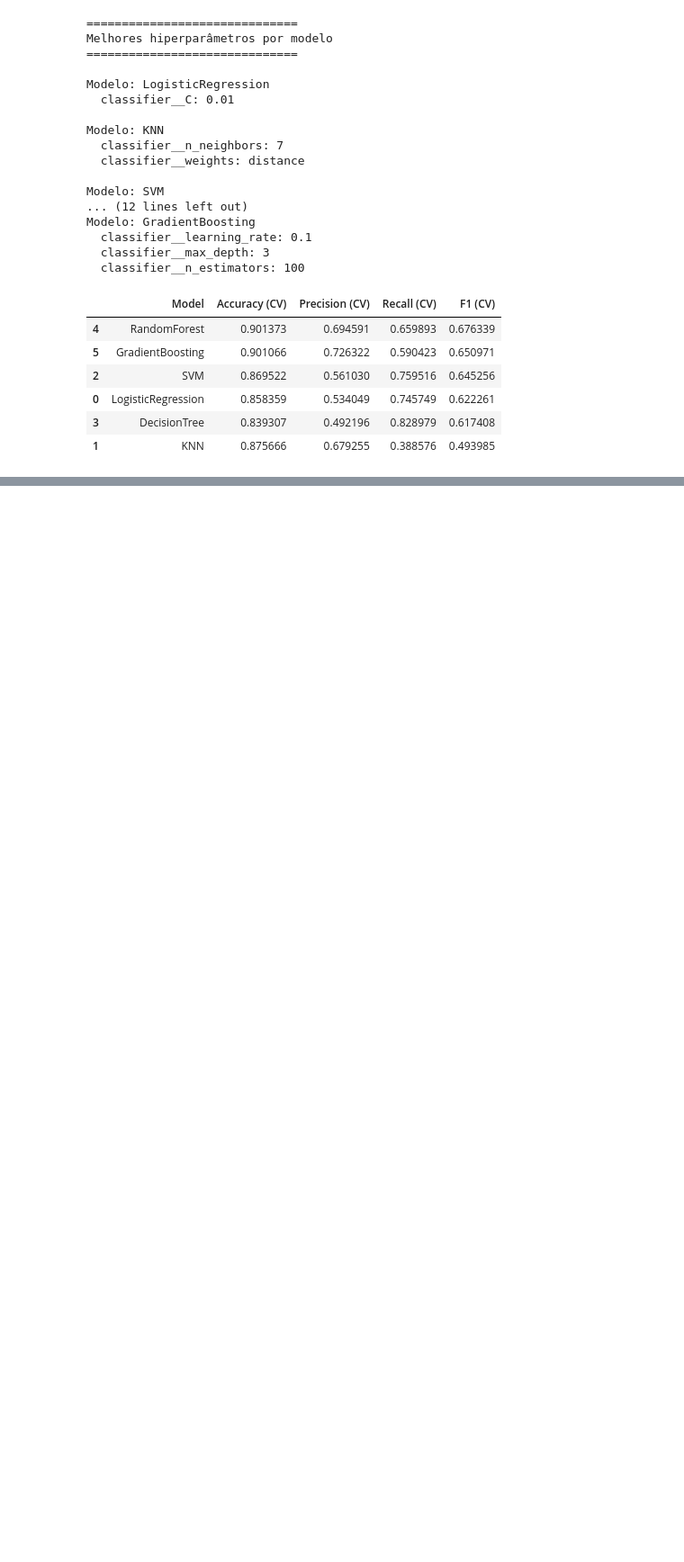
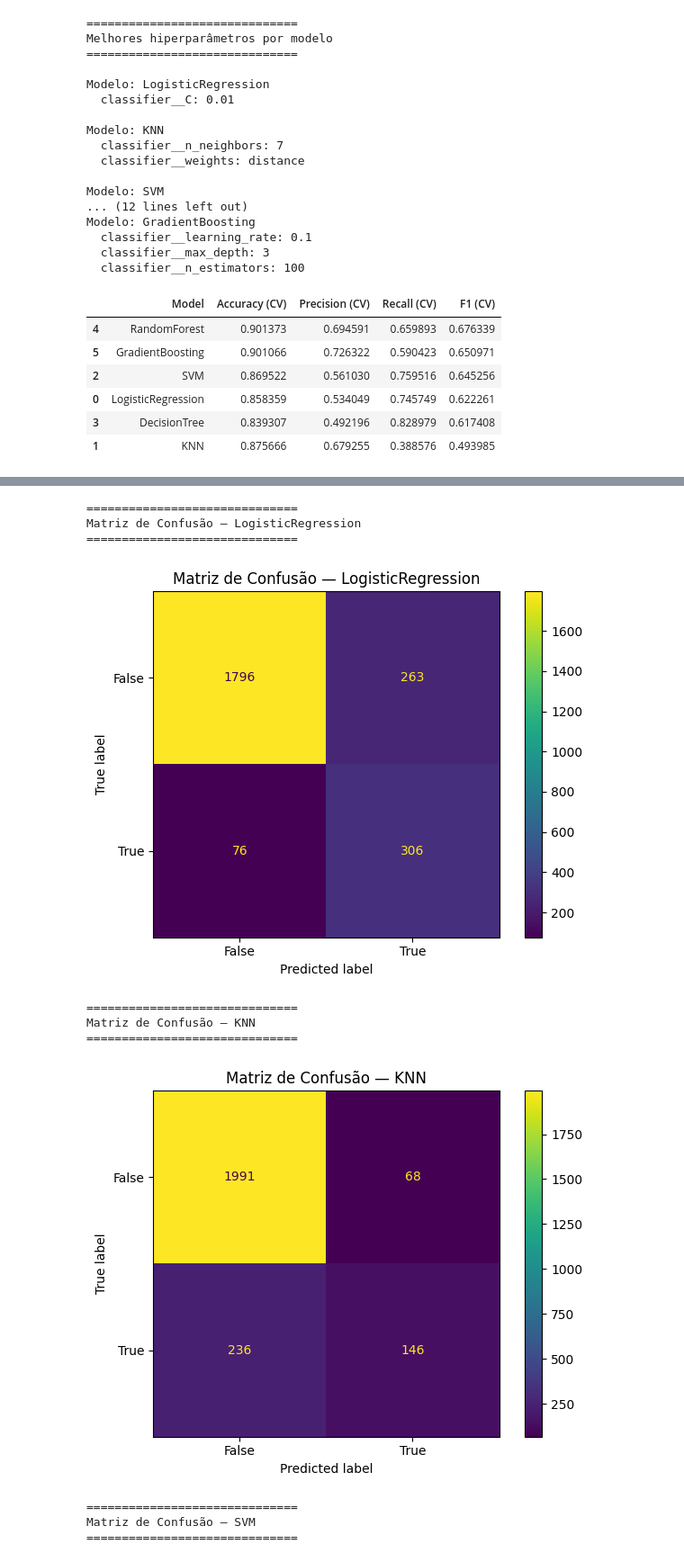
Before and after one commit to Enzooliveira29/AtividadeCD, a Jupyter notebook: notebooks/ClassificaçãoTD3.ipynb, the cells around one changed output, grey strips where cells are left out. Shown at 90% size. Saved outputs shown, nothing was run; the diff lists cells and outputs as text; code cells hidden in the pictures; blank space fills up the shorter version.

Commit message:
Plotando matriz de confusão

```diff
--- a/notebooks/ClassificaçãoTD3.ipynb
+++ b/notebooks/ClassificaçãoTD3.ipynb
@@ -619,0 +676,39 @@ Confusion Matrix:
+# %%
+import matplotlib.pyplot as plt
+from sklearn.metrics import ConfusionMatrixDisplay
+
+
+for name, model in best_models.items():
+    print(f"\n==============================")
+    print(f"Matriz de Confusão — {name}")
+    print(f"==============================")
+
+    # Treina no treino completo
+    model.fit(X_train, y_train)
+
+    # Predição
+    y_pred = model.predict(X_test)
+
+    # Plot da matriz
+    disp = ConfusionMatrixDisplay.from_predictions(
+        y_test,
+        y_pred,
+        display_labels=["False", "True"],
+        values_format="d"
+    )
+
+    disp.ax_.set_title(f"Matriz de Confusão — {name}")
+    plt.tight_layout()
+    plt.show()
+# %% [output]
+==============================
+Matriz de Confusão — LogisticRegression
+==============================
+[figure, added]
+==============================
+Matriz de Confusão — KNN
+==============================
+[figure, added]
+==============================
+Matriz de Confusão — SVM
+==============================
```
Also changed, not shown: parts of 10 cells of this notebook.
